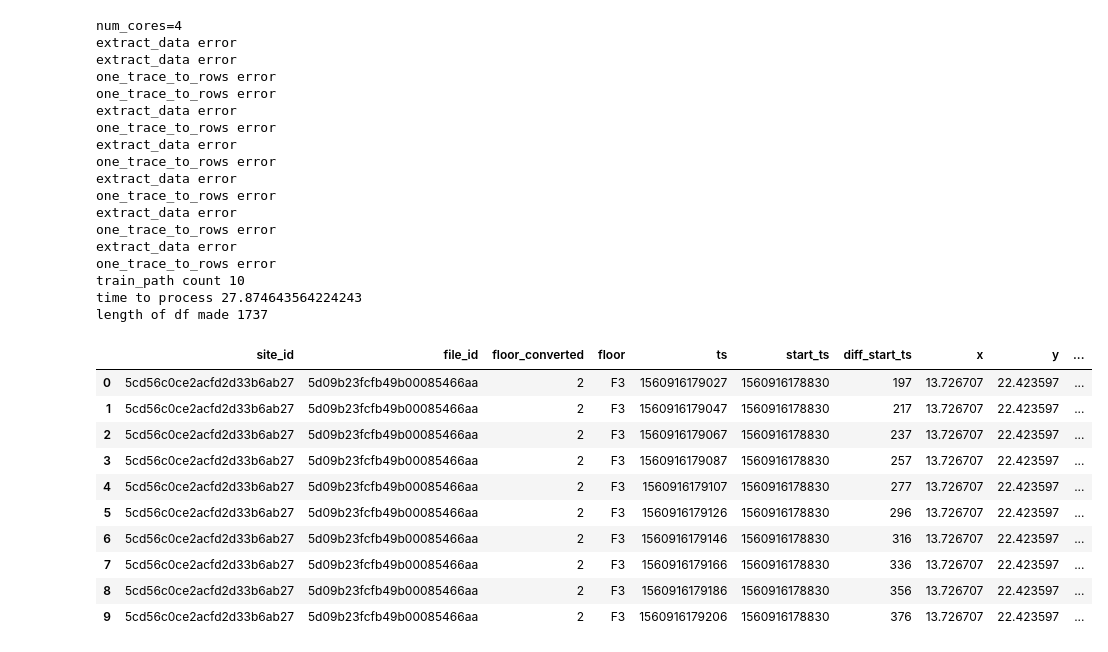
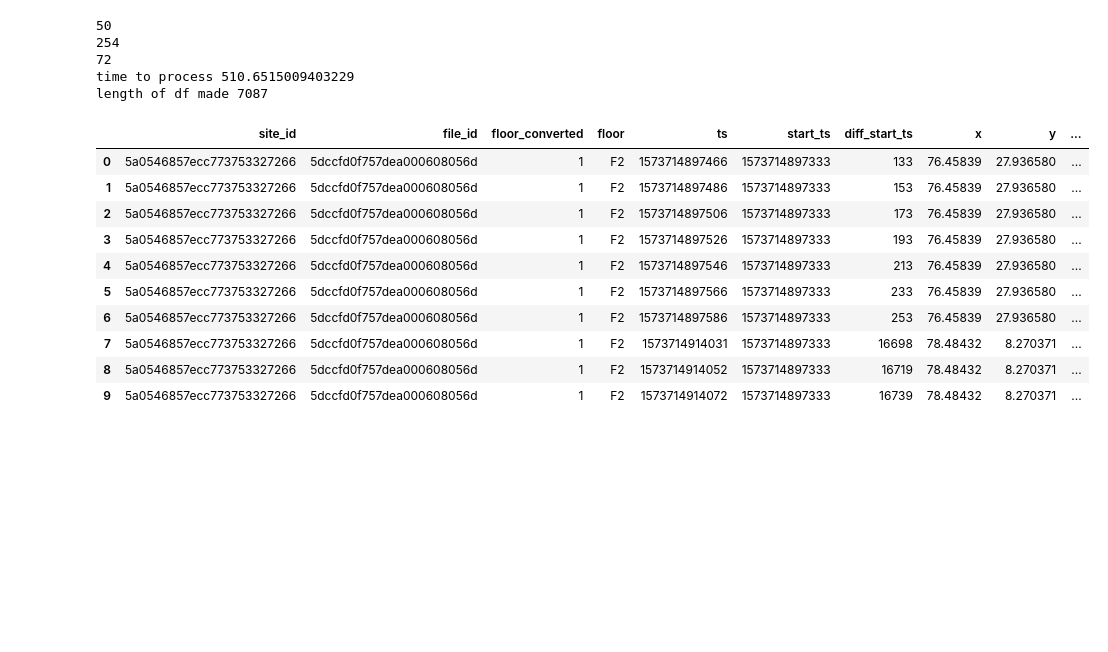
Before and after one commit to robot269006/indoor, a Jupyter notebook: indoor-preprocess-train-2.ipynb, the cells around one changed output. Saved outputs shown, nothing was run; the diff lists cells and outputs as text; code cells hidden in the pictures; blank space fills up the shorter version.

```diff
--- a/indoor-preprocess-train-2.ipynb
+++ b/indoor-preprocess-train-2.ipynb
@@ -35,7 +38,7 @@ from multiprocessing import Pool
 pd.set_option("display.max_columns", 100)
 # %%
 # milisecond setting
-time_stamp_cut = 1000
+time_stamp_cut = 250
 
 # train number setting
 # train_num = len(train_paths) - 1
@@ -659,7 +717,7 @@ rows:  [['5cd56c0ee2acfd2d33b6b000', '5cf4dd74bf5b110008c9225c', 1, 'L1', 155954
 # column names
 col_names = ["site_id", "file_id", "floor_converted", "floor", \
              "ts", "start_ts", "diff_start_ts", "x", "y", \
-             "closest_wp_ts", "diff_start_wp_ts", "diff_ts_wp_ts", "within_500ms", "within_1000ms", \
+             "closest_wp_ts", "diff_start_wp_ts", "diff_ts_wp_ts", "within_100ms", "within_200ms", \
              "acce_ts", "diff_acce_ts", "acce_x", "acce_y", "acce_z", "acce_acc", \
              "ahrs_ts", "diff_ahrs_ts", "ahrs_x", "ahrs_y", "ahrs_z", "ahrs_acc", \
              "magn_ts", "diff_magn_ts", "magn_x", "magn_y", "magn_z", "magn_acc", "magn_strength",\
@@ -676,18 +734,20 @@ print(len(col_names))
 
 df = pd.DataFrame(rows, columns=col_names)
 print("df len: ", len(df))
+print("site_id nunique: ", df["site_id"].nunique())
+print("file_id nunique: ", df["file_id"].nunique())
 print("x value_counts: ", df["x"].value_counts())
 print("y value_counts: ", df["y"].value_counts())
 print("event ts nunique: ", df["ts"].nunique())
 print("start ts nunique: ", df["start_ts"].nunique()) # should be one
 print("diff_ts_wp_ts value_counts: ", df["diff_ts_wp_ts"].value_counts())
 print("diff_ts_wp_ts nunique: ", df["diff_ts_wp_ts"].nunique())
-print("within_500ms value_counts: ", df["within_500ms"].value_counts())
-print("within_500ms nunique: ", df["within_500ms"].nunique())
-print("within_500ms count: ", df["within_500ms"].count())
-print("within_1000ms value_counts: ", df["within_1000ms"].value_counts())
-print("within_1000ms nunique: ", df["within_1000ms"].nunique())
-print("within_1000ms count: ", df["within_1000ms"].count())
+print("within_100ms value_counts: ", df["within_100ms"].value_counts())
+print("within_100ms nunique: ", df["within_100ms"].nunique())
+print("within_100ms count: ", df["within_100ms"].count())
+print("within_200ms value_counts: ", df["within_200ms"].value_counts())
+print("within_200ms nunique: ", df["within_200ms"].nunique())
+print("within_200ms count: ", df["within_200ms"].count())
 display(df.head())
 # %% [output]
 72
@@ -716,56 +858,34 @@ within_1000ms count:  530
 # %%
-# Set pool
-num_cores = multiprocessing.cpu_count()
-print(f"num_cores={num_cores}")
-args = [(p, floor_map) for p in train_paths[:train_num]]
-pool = Pool(num_cores)
+# print(len(grouped_paths_list))
+print(len(res))
+print(len(res[0]))
+print(len(res[0][0]))
 
-start = time.time()
-res = pool.starmap(one_trace_to_rows, args)
 df_train = pd.DataFrame(res[0], columns=col_names)
 for r in res[1:]:
     df = pd.DataFrame(r, columns=col_names)
     df_train = df_train.append(df)
 
-# Memo
-# time becomes approx. half is we halve the cut off timestamp
-# 10 paths -> 52~58 secs (CPU, num_cores=4)
-# 10 paths -> 55 secs (TPU, num_cores=4)
-# 100 paths ->
-# 1000 paths ->
-print("train_path count", len(train_paths[:train_num]))
+# print("train_path count", len(train_paths[:train_num]))
 print("time to process", time.time() - start)
 print("length of df made", len(df_train))
 display(df_train.head(10))
 # %% [output]
-num_cores=4
-extract_data error
-extract_data error
-one_trace_to_rows error
-one_trace_to_rows error
-extract_data error
-one_trace_to_rows error
-extract_data error
-one_trace_to_rows error
-extract_data error
-one_trace_to_rows error
-extract_data error
-one_trace_to_rows error
-extract_data error
-one_trace_to_rows error
-train_path count 10
-time to process 27.874643564224243
-length of df made 1737
+50
+254
+72
+time to process 510.6515009403229
+length of df made 7087
 |  | site_id | file_id | floor_converted | floor | ts | start_ts | diff_start_ts | x | y | ... |
-| 0 | 5cd56c0ce2acfd2d33b6ab27 | 5d09b23fcfb49b00085466aa | 2 | F3 | 1560916179027 | 1560916178830 | 197 | 13.726707 | 22.423597 | ... |
-| 1 | 5cd56c0ce2acfd2d33b6ab27 | 5d09b23fcfb49b00085466aa | 2 | F3 | 1560916179047 | 1560916178830 | 217 | 13.726707 | 22.423597 | ... |
-| 2 | 5cd56c0ce2acfd2d33b6ab27 | 5d09b23fcfb49b00085466aa | 2 | F3 | 1560916179067 | 1560916178830 | 237 | 13.726707 | 22.423597 | ... |
-| 3 | 5cd56c0ce2acfd2d33b6ab27 | 5d09b23fcfb49b00085466aa | 2 | F3 | 1560916179087 | 1560916178830 | 257 | 13.726707 | 22.423597 | ... |
-| 4 | 5cd56c0ce2acfd2d33b6ab27 | 5d09b23fcfb49b00085466aa | 2 | F3 | 1560916179107 | 1560916178830 | 277 | 13.726707 | 22.423597 | ... |
-| 5 | 5cd56c0ce2acfd2d33b6ab27 | 5d09b23fcfb49b00085466aa | 2 | F3 | 1560916179126 | 1560916178830 | 296 | 13.726707 | 22.423597 | ... |
-| 6 | 5cd56c0ce2acfd2d33b6ab27 | 5d09b23fcfb49b00085466aa | 2 | F3 | 1560916179146 | 1560916178830 | 316 | 13.726707 | 22.423597 | ... |
-| 7 | 5cd56c0ce2acfd2d33b6ab27 | 5d09b23fcfb49b00085466aa | 2 | F3 | 1560916179166 | 1560916178830 | 336 | 13.726707 | 22.423597 | ... |
-| 8 | 5cd56c0ce2acfd2d33b6ab27 | 5d09b23fcfb49b00085466aa | 2 | F3 | 1560916179186 | 1560916178830 | 356 | 13.726707 | 22.423597 | ... |
-| 9 | 5cd56c0ce2acfd2d33b6ab27 | 5d09b23fcfb49b00085466aa | 2 | F3 | 1560916179206 | 1560916178830 | 376 | 13.726707 | 22.423597 | ... |
+| 0 | 5a0546857ecc773753327266 | 5dccfd0f757dea000608056d | 1 | F2 | 1573714897466 | 1573714897333 | 133 | 76.45839 | 27.936580 | ... |
+| 1 | 5a0546857ecc773753327266 | 5dccfd0f757dea000608056d | 1 | F2 | 1573714897486 | 1573714897333 | 153 | 76.45839 | 27.936580 | ... |
+| 2 | 5a0546857ecc773753327266 | 5dccfd0f757dea000608056d | 1 | F2 | 1573714897506 | 1573714897333 | 173 | 76.45839 | 27.936580 | ... |
+| 3 | 5a0546857ecc773753327266 | 5dccfd0f757dea000608056d | 1 | F2 | 1573714897526 | 1573714897333 | 193 | 76.45839 | 27.936580 | ... |
+| 4 | 5a0546857ecc773753327266 | 5dccfd0f757dea000608056d | 1 | F2 | 1573714897546 | 1573714897333 | 213 | 76.45839 | 27.936580 | ... |
+| 5 | 5a0546857ecc773753327266 | 5dccfd0f757dea000608056d | 1 | F2 | 1573714897566 | 1573714897333 | 233 | 76.45839 | 27.936580 | ... |
+| 6 | 5a0546857ecc773753327266 | 5dccfd0f757dea000608056d | 1 | F2 | 1573714897586 | 1573714897333 | 253 | 76.45839 | 27.936580 | ... |
+| 7 | 5a0546857ecc773753327266 | 5dccfd0f757dea000608056d | 1 | F2 | 1573714914031 | 1573714897333 | 16698 | 78.48432 | 8.270371 | ... |
+| 8 | 5a0546857ecc773753327266 | 5dccfd0f757dea000608056d | 1 | F2 | 1573714914052 | 1573714897333 | 16719 | 78.48432 | 8.270371 | ... |
+| 9 | 5a0546857ecc773753327266 | 5dccfd0f757dea000608056d | 1 | F2 | 1573714914072 | 1573714897333 | 16739 | 78.48432 | 8.270371 | ... |
 # %%
 print("df len: ", len(df_train), "\n")
```
Also changed, not shown: parts of 20 cells of this notebook, 1 other file.
